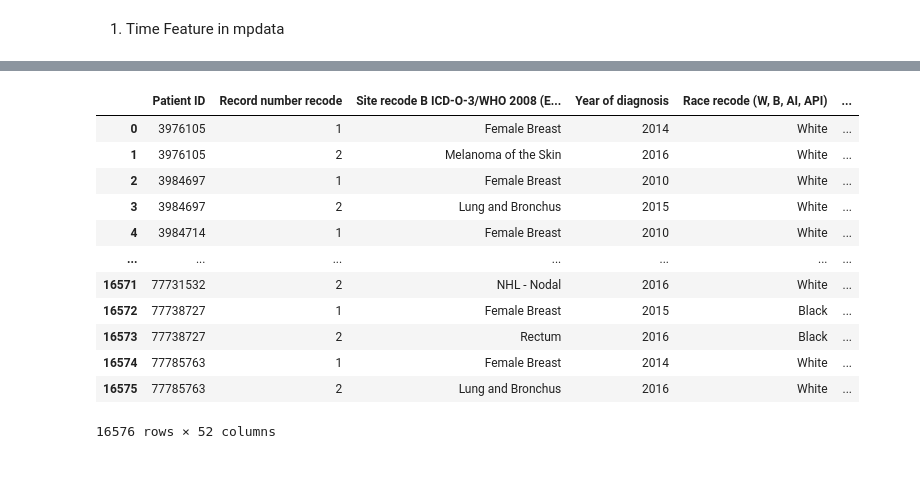
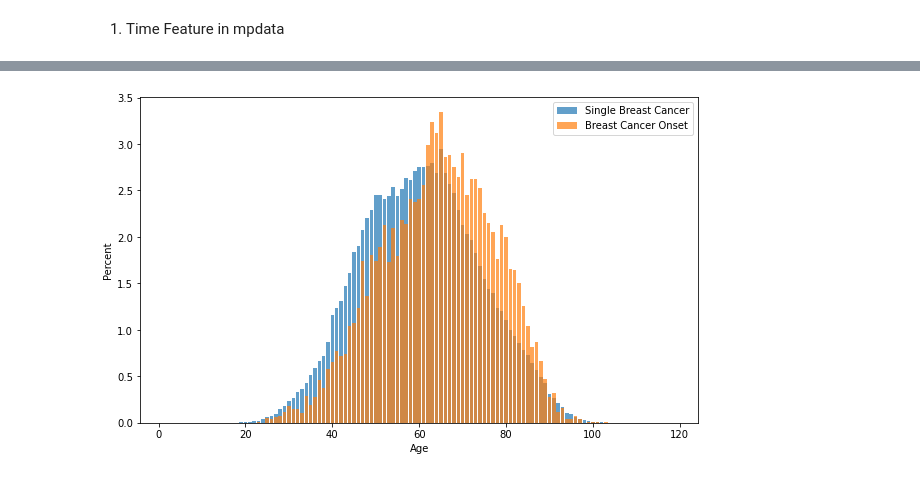
Before and after one commit to dearfad/mmhelper, a Jupyter notebook: project/qx/qx_plot.ipynb, the cells around one changed output, grey strips where cells are left out. Saved outputs shown, nothing was run; the diff lists cells and outputs as text; code cells hidden in the pictures.

```diff
--- a/project/qx/qx_plot.ipynb
+++ b/project/qx/qx_plot.ipynb
@@ -14,10 +16,10 @@ sp_age = spdata.groupby('Age at diagnosis').size()/spdata.shape[0]*100
 mp_age = mpdata[mpdata['Record number recode']==1].groupby('Age at diagnosis').size()/mpdata[mpdata['Record number recode']==1].shape[0]*100
 op_age = mpdata[mpdata['Record number recode']==2].groupby('Age at diagnosis').size()/mpdata[mpdata['Record number recode']==2].shape[0]*100
 
-plt.figure(figsize=(8, 5))
-plt.bar(sp_age.index, sp_age.values, label='spdata', alpha=0.4);
-plt.bar(mp_age.index, mp_age.values, label='mpdata', alpha=0.7);
-plt.bar(op_age.index, op_age.values, label='others', alpha=0.4);
+plt.figure(figsize=(10, 6))
+plt.bar(sp_age.index, sp_age.values, label='Single Breast Cancer', alpha=0.7);
+plt.bar(mp_age.index, mp_age.values, label='Breast Cancer Onset', alpha=0.7);
+# plt.bar(op_age.index, op_age.values, label='Other Cancer', alpha=0.4);
 plt.xlabel('Age')
 plt.ylabel('Percent')
 plt.legend();
@@ -27,16 +28 @@ plt.show()
+[figure, added]
-# %%
-mpdata
-# %% [output]
-|  | Patient ID | Record number recode | Site recode B ICD-O-3/WHO 2008 (E... | Year of diagnosis | Race recode (W, B, AI, API) | ... |
-| 0 | 3976105 | 1 | Female Breast | 2014 | White | ... |
-| 1 | 3976105 | 2 | Melanoma of the Skin | 2016 | White | ... |
-| 2 | 3984697 | 1 | Female Breast | 2010 | White | ... |
-| 3 | 3984697 | 2 | Lung and Bronchus | 2015 | White | ... |
-| 4 | 3984714 | 1 | Female Breast | 2010 | White | ... |
-| ... | ... | ... | ... | ... | ... | ... |
-| 16571 | 77731532 | 2 | NHL - Nodal | 2016 | White | ... |
-| 16572 | 77738727 | 1 | Female Breast | 2015 | Black | ... |
-| 16573 | 77738727 | 2 | Rectum | 2016 | Black | ... |
-| 16574 | 77785763 | 1 | Female Breast | 2014 | White | ... |
-| 16575 | 77785763 | 2 | Lung and Bronchus | 2016 | White | ... |
-16576 rows × 52 columns
```
Also changed, not shown: parts of 6 cells of this notebook.
